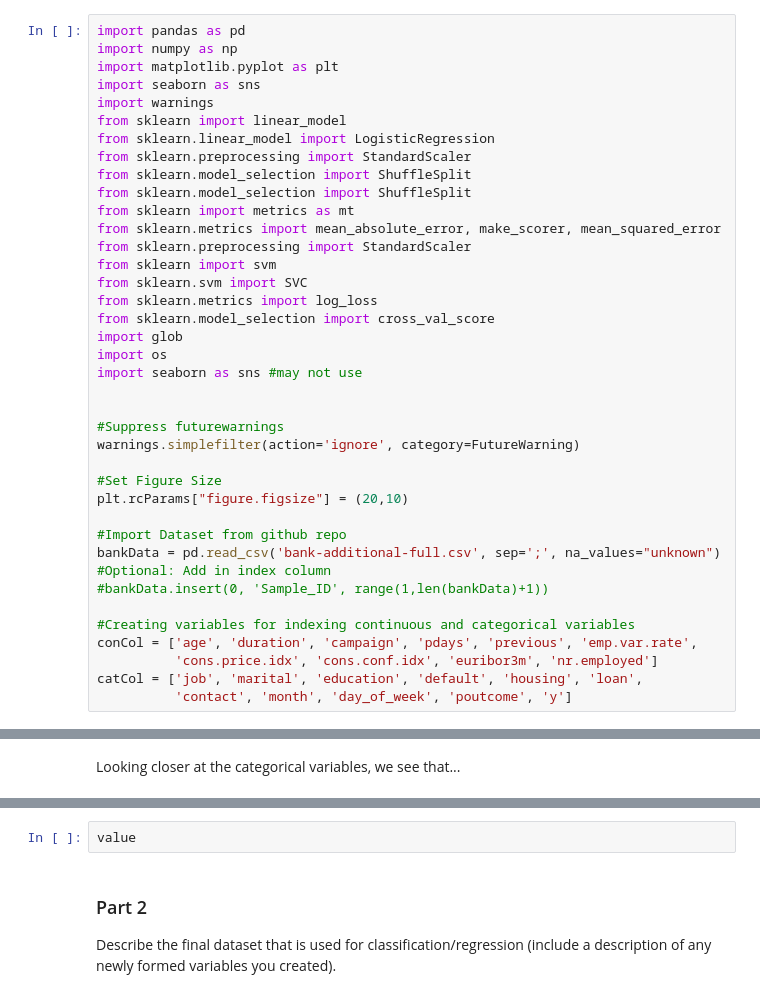
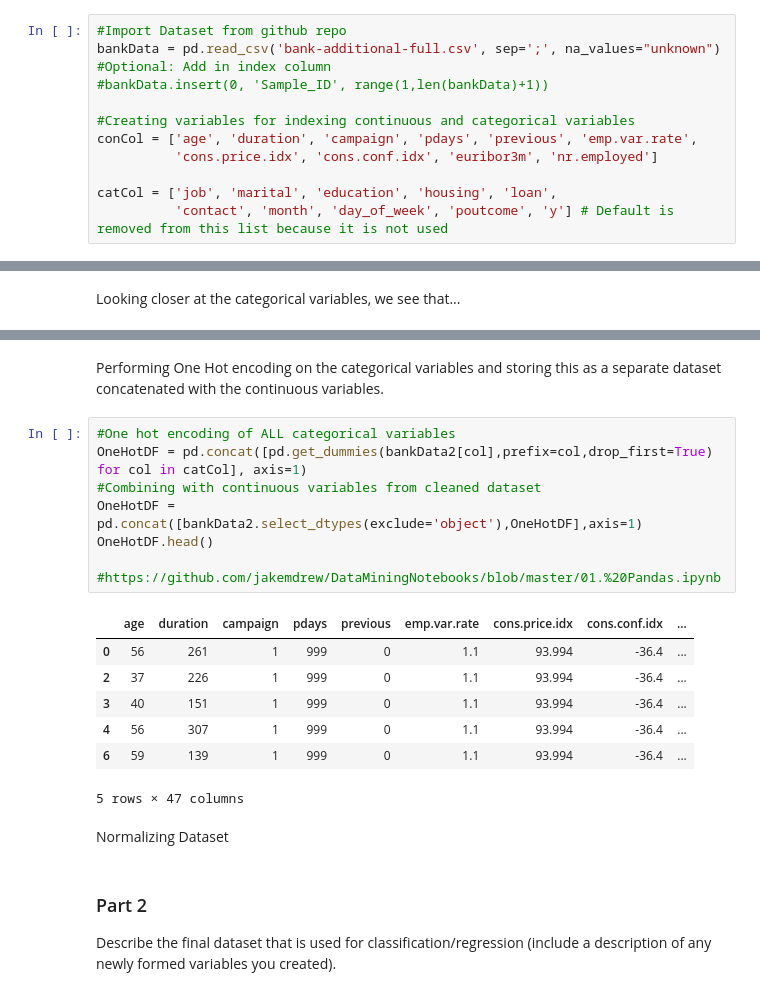
Before and after one commit to ChadKwong/DDSMachineLearning1, a Jupyter notebook: Lab 2/Lab 2.ipynb, the cells around one changed output, grey strips where cells are left out. Drawn from its saved outputs; the diff is of its cells as text.

```diff
--- a/Lab 2/Lab 2.ipynb
+++ b/Lab 2/Lab 2.ipynb
@@ -11,34 +39,6 @@
 # %% [markdown]
 The first step was to load necessary packages and the dataset. In addition, we created a series of variables for indexing both the continuous and categorical variables.
 # %%
-import pandas as pd
-import numpy as np
-import matplotlib.pyplot as plt
-import seaborn as sns
-import warnings
-from sklearn import linear_model
-from sklearn.linear_model import LogisticRegression
-from sklearn.preprocessing import StandardScaler
-from sklearn.model_selection import ShuffleSplit
-from sklearn.model_selection import ShuffleSplit
-from sklearn import metrics as mt
-from sklearn.metrics import mean_absolute_error, make_scorer, mean_squared_error
-from sklearn.preprocessing import StandardScaler
-from sklearn import svm
-from sklearn.svm import SVC
-from sklearn.metrics import log_loss
-from sklearn.model_selection import cross_val_score
-import glob
-import os
-import seaborn as sns #may not use
-
-
-#Suppress futurewarnings
-warnings.simplefilter(action='ignore', category=FutureWarning)
-
-#Set Figure Size
-plt.rcParams["figure.figsize"] = (20,10)
-
 #Import Dataset from github repo
 bankData = pd.read_csv('bank-additional-full.csv', sep=';', na_values="unknown")
 #Optional: Add in index column
@@ -47,6 +47,7 @@ bankData = pd.read_csv('bank-additional-full.csv', sep=';', na_values="unknown")
 #Creating variables for indexing continuous and categorical variables
 conCol = ['age', 'duration', 'campaign', 'pdays', 'previous', 'emp.var.rate',
           'cons.price.idx', 'cons.conf.idx', 'euribor3m', 'nr.employed']
-catCol = ['job', 'marital', 'education', 'default', 'housing', 'loan',
-          'contact', 'month', 'day_of_week', 'poutcome', 'y']
+
+catCol = ['job', 'marital', 'education', 'housing', 'loan',
+          'contact', 'month', 'day_of_week', 'poutcome', 'y'] # Default is removed from this list because it is not used
 # %% [markdown]
@@ -134,5 +106,23 @@ sns.boxplot(bankData['duration'])
+# %% [markdown]
+Performing One Hot encoding on the categorical variables and storing this as a separate dataset concatenated with the continuous variables.
 # %%
-value
+#One hot encoding of ALL categorical variables
+OneHotDF = pd.concat([pd.get_dummies(bankData2[col],prefix=col,drop_first=True) for col in catCol], axis=1)
+#Combining with continuous variables from cleaned dataset
+OneHotDF = pd.concat([bankData2.select_dtypes(exclude='object'),OneHotDF],axis=1)
+OneHotDF.head()
+
+#https://github.com/jakemdrew/DataMiningNotebooks/blob/master/01.%20Pandas.ipynb
+# %% [output]
+|  | age | duration | campaign | pdays | previous | emp.var.rate | cons.price.idx | cons.conf.idx | ... |
+| 0 | 56 | 261 | 1 | 999 | 0 | 1.1 | 93.994 | -36.4 | ... |
+| 2 | 37 | 226 | 1 | 999 | 0 | 1.1 | 93.994 | -36.4 | ... |
+| 3 | 40 | 151 | 1 | 999 | 0 | 1.1 | 93.994 | -36.4 | ... |
+| 4 | 56 | 307 | 1 | 999 | 0 | 1.1 | 93.994 | -36.4 | ... |
+| 6 | 59 | 139 | 1 | 999 | 0 | 1.1 | 93.994 | -36.4 | ... |
+5 rows × 47 columns
+# %% [markdown]
+Normalizing Dataset
 # %% [markdown]
 ### Part 2
 
```
Also changed, not shown: parts of 10 cells of this notebook, 4 other files.
